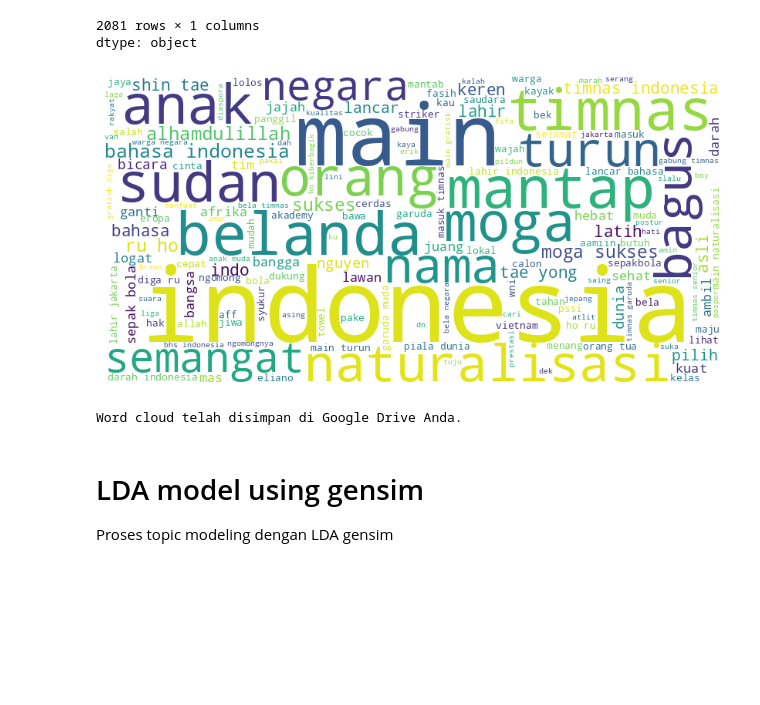
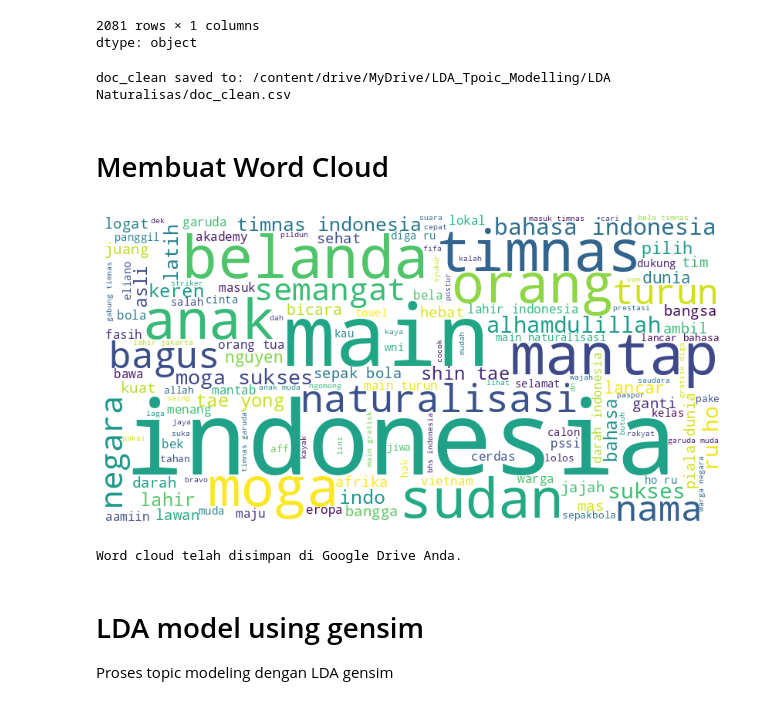
Before and after one commit to niknik01-del/LDAvis_, a Jupyter notebook: latihan_LDA_in_colab.ipynb, the cells around one changed output. Saved outputs shown, nothing was run; the diff lists cells and outputs as text; code cells hidden in the pictures; blank space fills up the shorter version.

```diff
--- a/latihan_LDA_in_colab.ipynb
+++ b/latihan_LDA_in_colab.ipynb
@@ -147,7 +148,7 @@ but Gdown can't. Please check connections and permissions.
 
 
 #If your file is actually a CSV file, remove the 'sheet_name' argument:
-dataSB = pd.read_csv('/content/drive/MyDrive/LDA_Tpoic_Modelling/youtube-comments_naturalisasi_Timnas_2000.csv') #lokasi file
+dataSB = pd.read_csv('/content/drive/MyDrive/LDA_Tpoic_Modelling/LDA Naturalisas/youtube-comments_naturalisasi_Timnas_2000.csv') #lokasi file
 # %%
 print(dataSB.head())
 # %% [output]
@@ -384,5 +373,5 @@ HTTP request sent, awaiting response... 404 Not Found
 # %%
-normalizad_word = pd.read_excel('/content/drive/MyDrive/LDA_Tpoic_Modelling/normalisasi.xlsx') #lokasi file
+normalizad_word = pd.read_excel('/content/drive/MyDrive/LDA_Tpoic_Modelling/LDA Naturalisas/normalisasi.xlsx') #lokasi file
 
 normalizad_word_dict = {}
 
@@ -523,39 +512,50 @@ doc_clean
 | 2080 | [suruh, yanyibbrbkira, audisi, ny... |
 2081 rows × 1 columns
 dtype: object
+# %%
+doc_clean_df = pd.DataFrame(doc_clean, columns=['cleaned_text'])
+doc_clean_df['cleaned_text'] = doc_clean_df['cleaned_text'].apply(lambda x: ' '.join(x))
+file_path = '/content/drive/MyDrive/LDA_Tpoic_Modelling/LDA Naturalisas/doc_clean.csv'
+doc_clean_df.to_csv(file_path, index=False)
+
+print(f"doc_clean saved to: {file_path}")
+# %% [output]
+doc_clean saved to: /content/drive/MyDrive/LDA_Tpoic_Modelling/LDA Naturalisas/doc_clean.csv
+# %% [markdown]
+# Membuat Word Cloud
 # %%
 import matplotlib.pyplot as plt
 from wordcloud import WordCloud, STOPWORDS
 from google.colab import drive
 
 # Mount Google Drive
 #drive.mount('/content/drive')
 
 # Gabungkan semua token yang telah dibersihkan menjadi satu string teks
 all_words = ' '.join([' '.join(tokens) for tokens in dataSB['textdata_tokens_stemmed2']])
 
 # Buat objek WordCloud
 wordcloud = WordCloud(width=800, height=400,
                       background_color='white',
                       stopwords=STOPWORDS,
                       min_font_size=10).generate(all_words)
 
 # Tampilkan word cloud
 plt.figure(figsize=(8, 8), facecolor=None)
 plt.imshow(wordcloud)
 plt.axis("off")
 plt.tight_layout(pad=0)
 plt.show()
 
 # Simpan word cloud dalam format JPG
-wordcloud.to_file('/content/drive/My Drive/wordcloud.jpg')
+wordcloud.to_file('/content/drive/My Drive/wordcloud2.jpg')
 
 # Simpan word cloud dalam format PNG
-wordcloud.to_file('/content/drive/My Drive/wordcloud.png')
+wordcloud.to_file('/content/drive/My Drive/wordcloud2.png')
 
 print("Word cloud telah disimpan di Google Drive Anda.")
 # %% [output]
-[figure, old version]
+[figure, new version]
 Word cloud telah disimpan di Google Drive Anda.
 # %% [markdown]
 # LDA model using gensim
```
Also changed, not shown: parts of 20 cells of this notebook.
